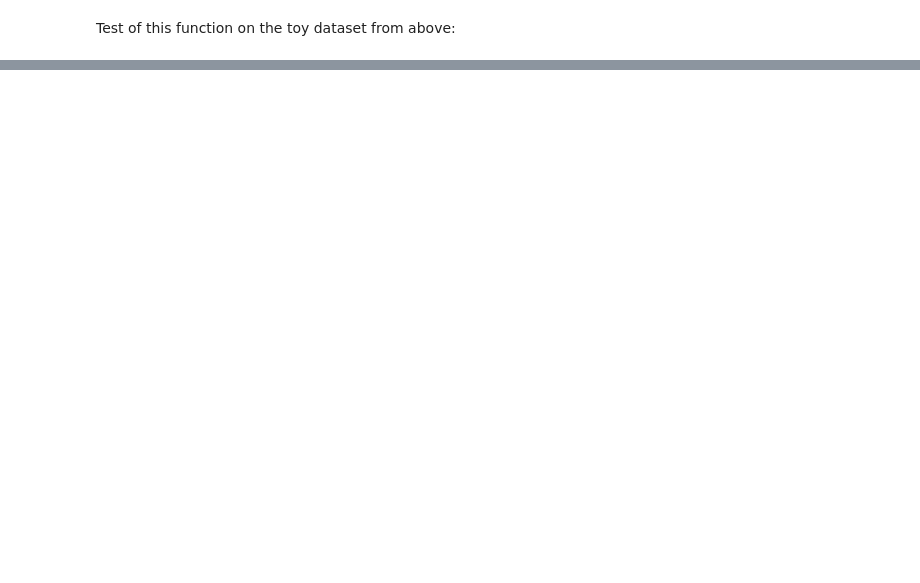
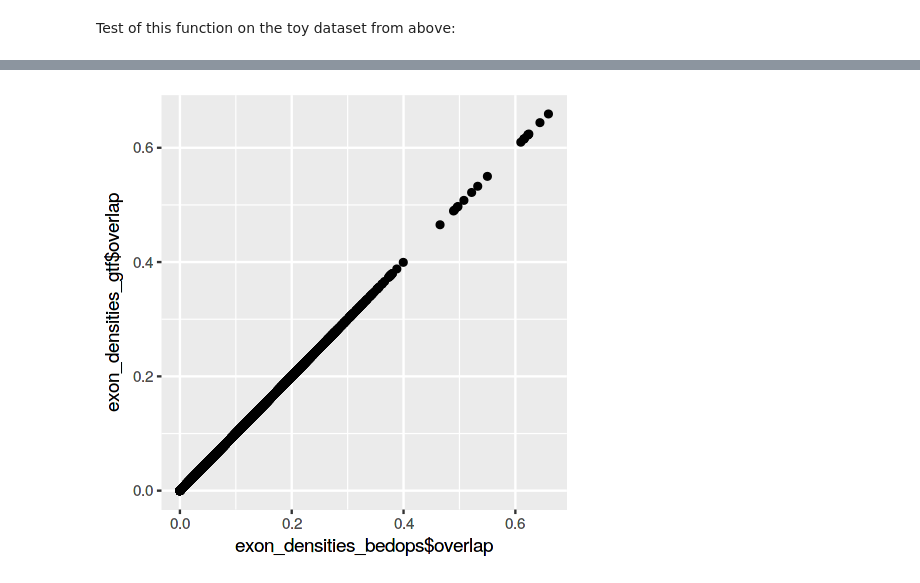
Before and after one commit to bodkan/nea-over-time, a Jupyter notebook: notebooks/introgression_predictors.ipynb, the cells around one changed output, grey strips where cells are left out. Saved outputs shown, nothing was run; the diff lists cells and outputs as text; code cells hidden in the pictures; blank space fills up the shorter version.

```diff
--- a/notebooks/introgression_predictors.ipynb
+++ b/notebooks/introgression_predictors.ipynb
@@ -325,0 +391,5 @@ qplot(mcols(x)$overlap, xlim=c(0, 1))
+# %%
+gtf <- read_tsv("../regs.bed") %>%
+    filter(chrom %in% 1:22) %>%
+    mutate(chrom=paste0("chr", chrom)) %>%
+    makeGRangesFromDataFrame(starts.in.df.are.0based = TRUE)
@@ -325,0 +413,9 @@ qplot(mcols(x)$overlap, xlim=c(0, 1))
+# %%
+WINDOW_SIZE <- 100000
+
+exon_densities_gtf <-
+    mclapply(paste0("chr", 1:22),
+             function(chr) {
+                 calc_window_overlaps(sites[seqnames(sites) == chr], gtf, WINDOW_SIZE)
+             }, mc.cores=22) %>%
+    do.call(c, .)
@@ -325,0 +453,5 @@ qplot(mcols(x)$overlap, xlim=c(0, 1))
+# %%
+options(repr.plot.width=4, repr.plot.height=4)
+qplot(x=exon_densities_bedops$overlap, y=exon_densities_gtf$overlap)
+# %% [output]
+[figure, added]
```
Also changed, not shown: parts of 19 cells of this notebook.
